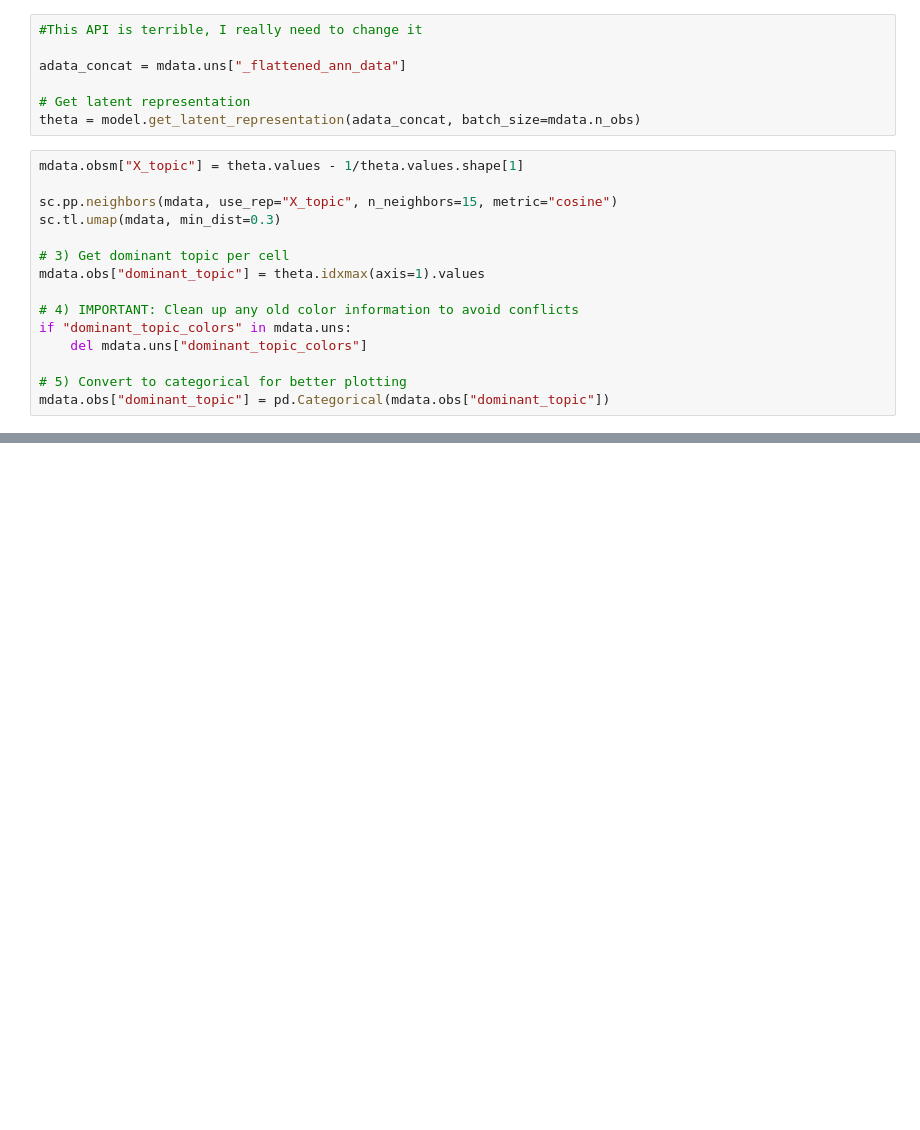
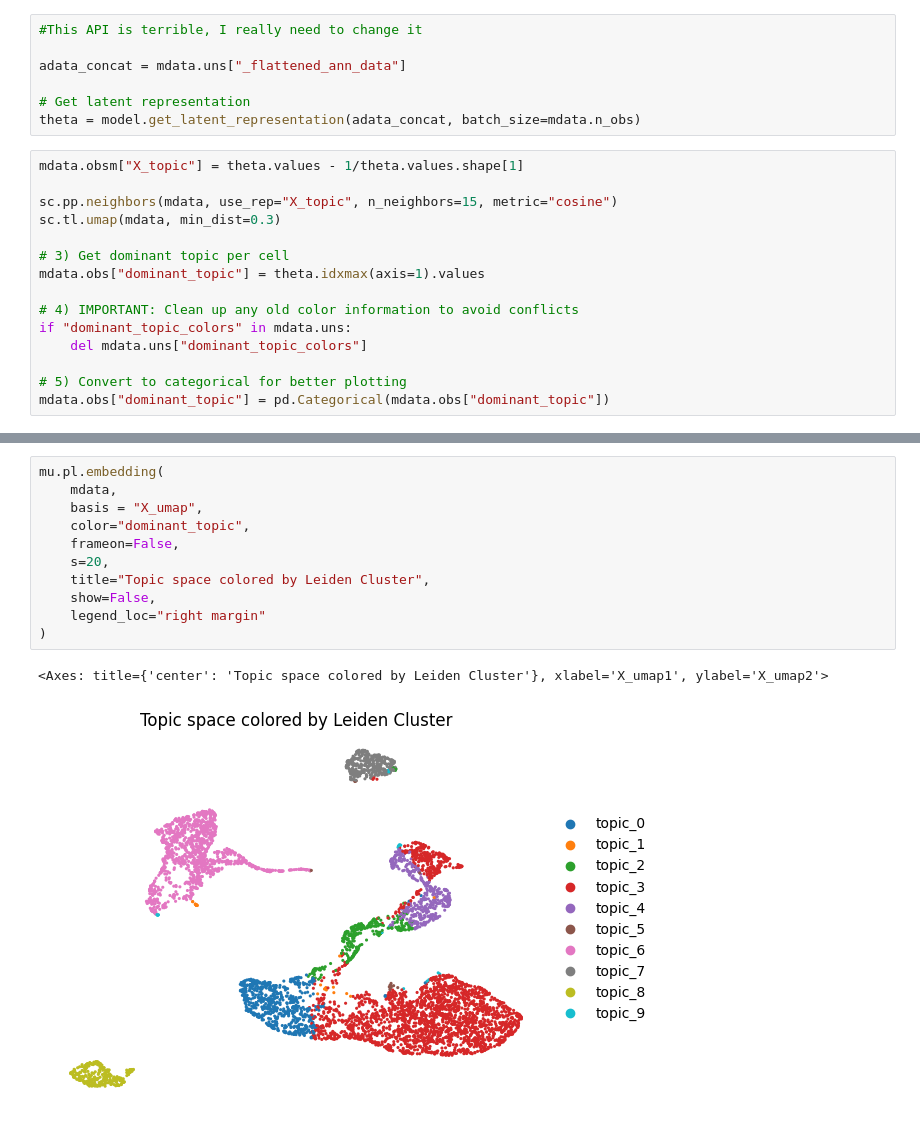
Before and after one commit to fcaretti/TopOmics, a Jupyter notebook: docs/examples/tea_seq.ipynb, the cells around one changed output, grey strips where cells are left out. Saved outputs shown, nothing was run; the diff lists cells and outputs as text; blank space fills up the shorter version.

```diff
--- a/docs/examples/tea_seq.ipynb
+++ b/docs/examples/tea_seq.ipynb
@@ -121,0 +124,14 @@ topic_9  0.156  0.175  0.0  0.800               577
+# %%
+mu.pl.embedding(
+    mdata,
+    basis = "X_umap",
+    color="dominant_topic",
+    frameon=False,
+    s=20,
+    title="Topic space colored by Leiden Cluster",
+    show=False,
+    legend_loc="right margin"
+)
+# %% [output]
+<Axes: title={'center': 'Topic space colored by Leiden Cluster'}, xlabel='X_umap1', ylabel='X_umap2'>
+[figure, added]
```
Also changed, not shown: parts of 4 cells of this notebook.
